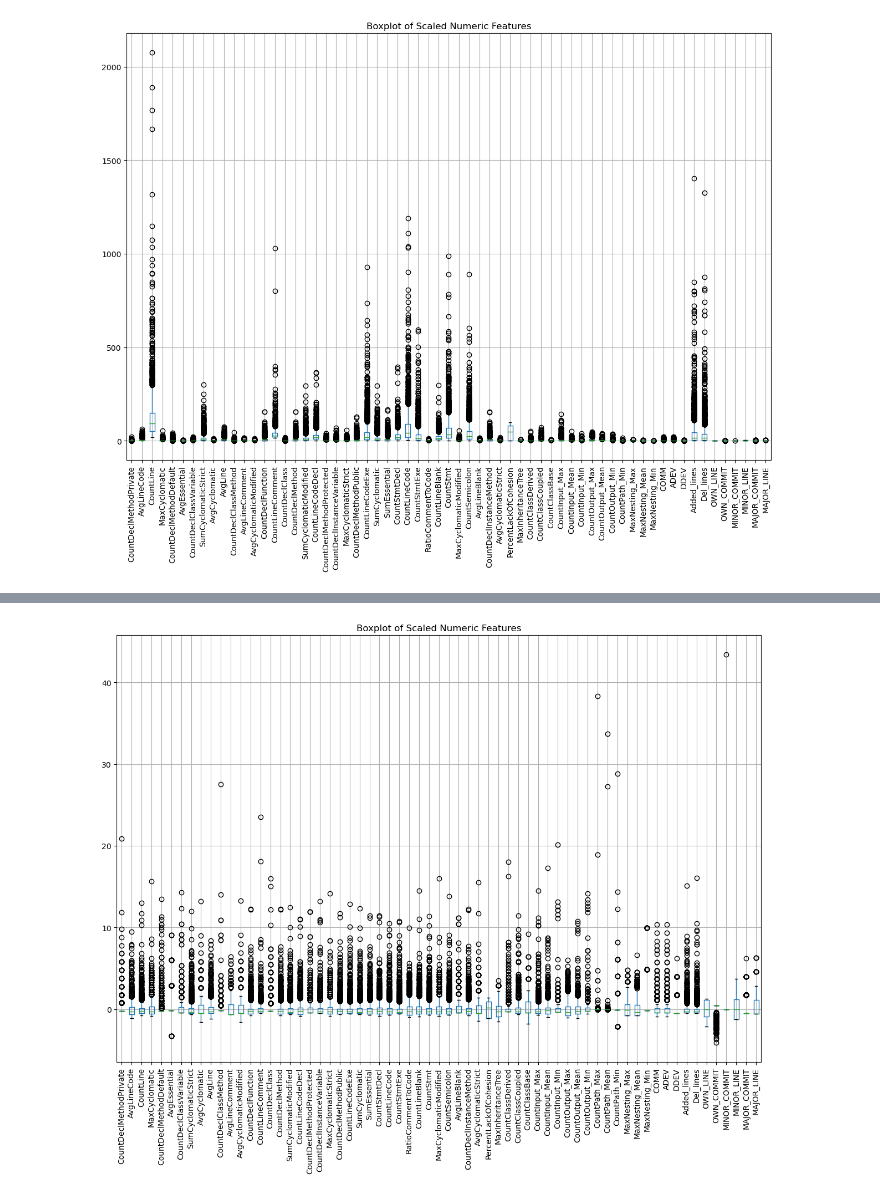
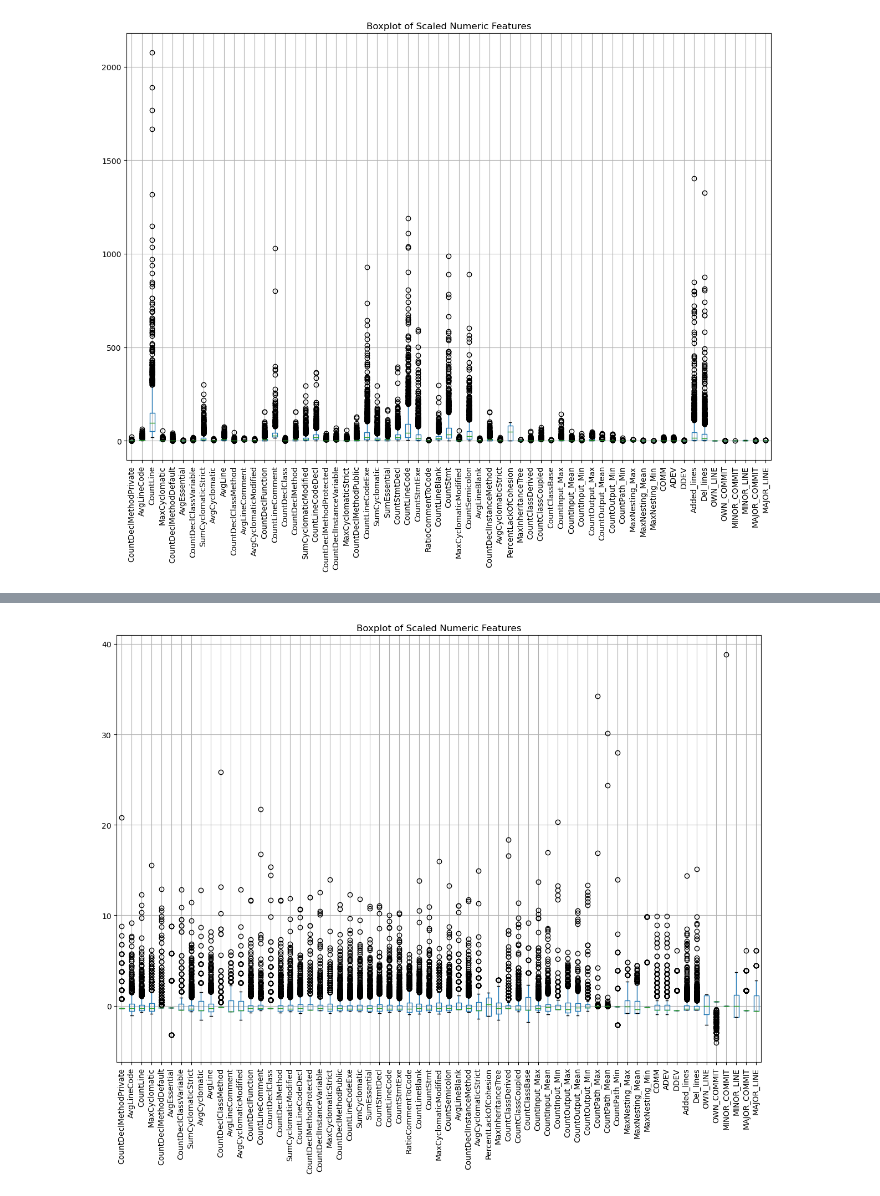
Before and after one commit to alvaldes/pred-err, a Jupyter notebook: Class Balance/JIRA/jira/activemq-5.0.0.ipynb, the cells around one changed output, grey strips where cells are left out. Cells and saved outputs as stored; diff of their text form; code cells hidden in the pictures.

```diff
--- a/Class Balance/JIRA/jira/activemq-5.0.0.ipynb
+++ b/Class Balance/JIRA/jira/activemq-5.0.0.ipynb
@@ -145,0 +149,8 @@ df.duplicated().sum()
+# %%
+# split train and test
+from sklearn.model_selection import train_test_split
+
+X = df.drop(columns=['RealBug'])
+y = df['RealBug']
+
+X_train, X_test, y_train, y_test = train_test_split(X, y, test_size=0.2, random_state=42)
@@ -148,7 +165,7 @@ df.duplicated().sum()
 # %%
 from sklearn.preprocessing import StandardScaler
 
-df_numeric = df.select_dtypes(include=['float64', 'int64'])
+X_train_numeric = X_train.select_dtypes(include=['float64', 'int64'])
 scaler = StandardScaler()
-df_numeric_scaled = pd.DataFrame(scaler.fit_transform(df_numeric), columns=df_numeric.columns)
+X_train_numeric_scaled = pd.DataFrame(scaler.fit_transform(X_train_numeric), columns=X_train_numeric.columns)
 # %%
@@ -187,9 +204,9 @@ df_numeric_scaled.describe()
 8 rows × 65 columns
 # %%
 plt.figure(figsize=(15, 10))
-df_numeric_scaled.boxplot()
+X_train_numeric_scaled.boxplot()
 plt.title('Boxplot of Scaled Numeric Features')
 plt.xticks(rotation=90)
 plt.show()
 # %% [output]
-[figure, old version]
+[figure, new version]
```
Also changed, not shown: parts of 8 cells of this notebook.
